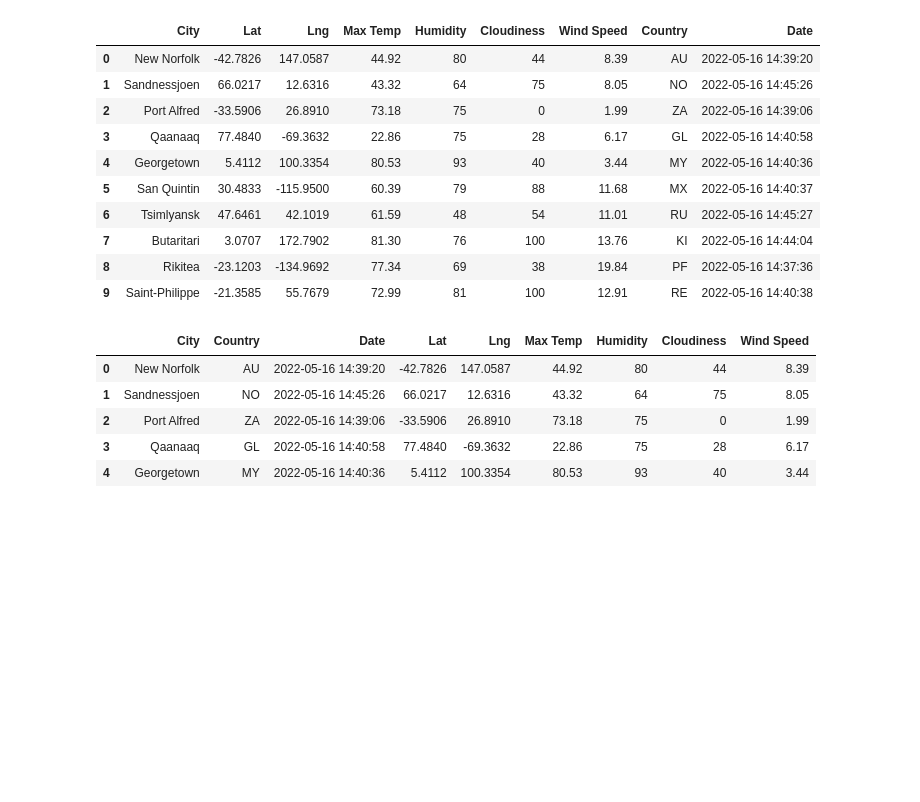
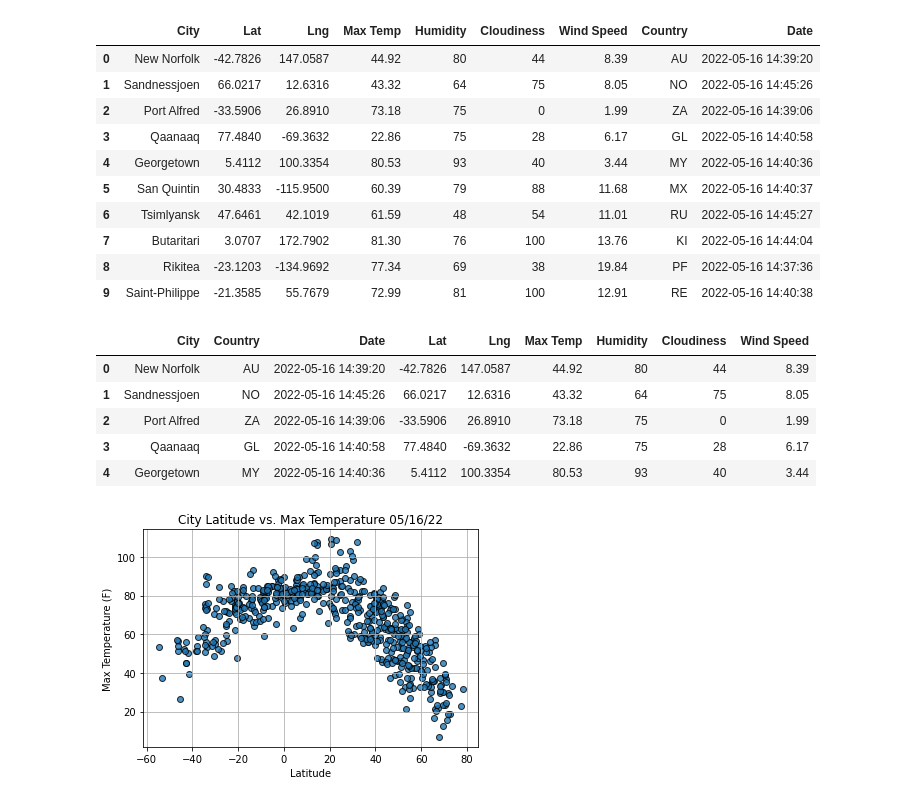
Before and after one commit to cstern28/Module-6-World_Weather_Analysis, a Jupyter notebook: WeatherPy.ipynb, the cells around one changed output. Cells and saved outputs as stored; diff of their text form; code cells hidden in the pictures; blank space fills up the shorter version.

Commit message:
adding weather scatterplot graphs

```diff
--- a/WeatherPy.ipynb
+++ b/WeatherPy.ipynb
@@ -153,3 +153,33 @@ city_newcol_df.head()
 output_data_file = "Resources/cities.csv"
 # Export the City_Data into a CSV.
 city_newcol_df.to_csv(output_data_file, index_label="City_ID")
+# %%
+# Extract relevant fields from the DataFrame for plotting.
+lats = city_newcol_df["Lat"]
+max_temps = city_newcol_df["Max Temp"]
+humidity = city_newcol_df["Humidity"]
+cloudiness = city_newcol_df["Cloudiness"]
+wind_speed = city_newcol_df["Wind Speed"]
+# %%
+# Import time module
+import time
+
+# Build the scatter plot for latitude vs. max temperature.
+plt.scatter(lats,
+            max_temps,
+            edgecolor="black", linewidths=1, marker="o",
+            alpha=0.8, label="Cities")
+
+# Incorporate the other graph properties.
+plt.title(f"City Latitude vs. Max Temperature "+ time.strftime("%x"))
+plt.ylabel("Max Temperature (F)")
+plt.xlabel("Latitude")
+plt.grid(True)
+
+# Save the figure.
+plt.savefig("Resources/Fig1.png")
+
+# Show plot.
+plt.show()
+# %% [output]
+[figure, added]
```
Also changed, not shown: parts of 3 cells of this notebook.
